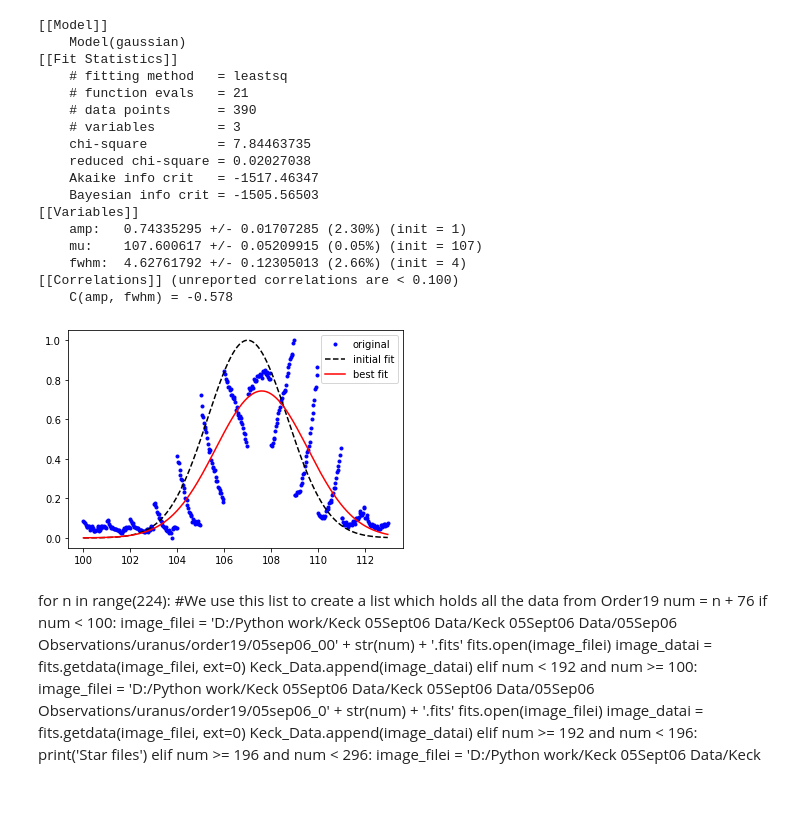
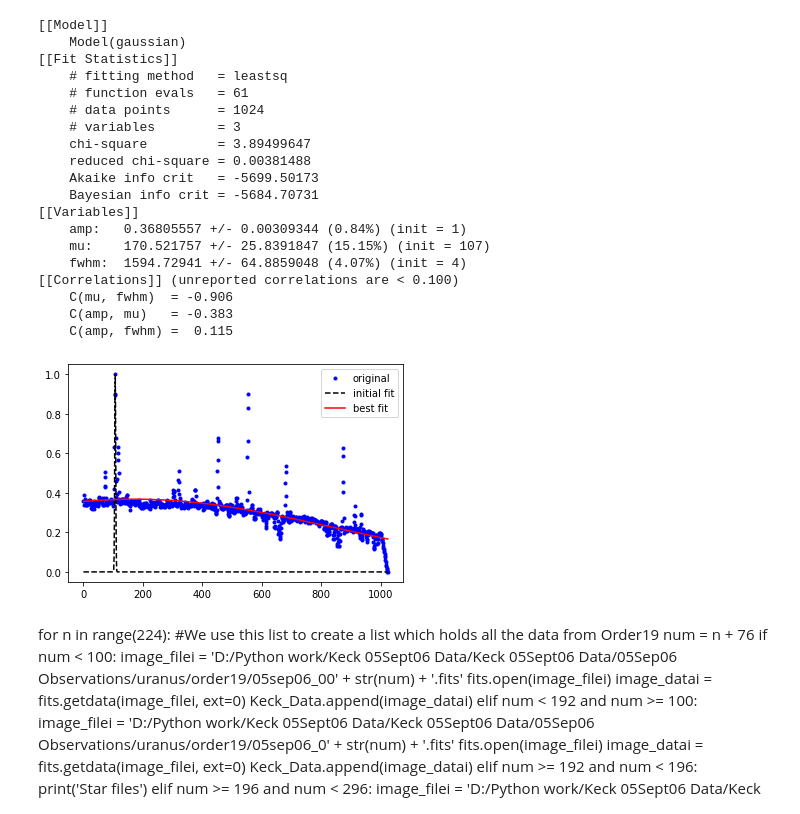
Before and after one commit to ruoyanwangdr/Dynamics-of-Jovian-Infrared-Auroral-Ionosphere-and-Thermosphere, a Jupyter notebook: h3p.ipynb, the cells around one changed output. Saved outputs shown, nothing was run; the diff lists cells and outputs as text; code cells hidden in the pictures.

Commit message:
Revise gaussian

```diff
--- a/h3p.ipynb
+++ b/h3p.ipynb
@@ -79,53 +79,73 @@ plt.plot(multi_pixel[multi_index], flattened_slit[multi_index],'.')
 def normalization(data):
     return (data - np.min(data)) / (np.max(data) - np.min(data))
 
+normalized = normalization(selected_slit)
 #normalized = normalization(selected_slit[index])
-normalized = normalization(flattened_slit[multi_index])
+#normalized = normalization(flattened_slit[multi_index])
 
-#x = pixel[index]
-x = multi_pixel[multi_index]
+x = pixel
+#x = multi_pixel[multi_index]
 y = normalized
 
-def gaussian(x, amp, mu, fwhm):
-    sig = fwhm / (2*np.sqrt(2*np.log(2)))
-    return amp * np.exp(-np.power(x - mu, 2.) / (2 * np.power(sig, 2.)))
+#def gaussian(x, amp, mu, fwhm):
+#    sig = fwhm / (2*np.sqrt(2*np.log(2)))
+#    return amp * np.exp(-np.power(x - mu, 2.) / (2 * np.power(sig, 2.)))
+
+# First write a guassian function credit to pen and pants IDL's Gaussfit in Python
+def gaussian_fit(x, a0, a1, a2, a3, a4, a5):
+    """
+    x = data array
+    a0 = height of guassian
+    a1 = pixel position of Gaussian peak
+    a2 = width of Gaussian
+    a3 = constant term
+    a4 = linear term
+    a5 = quadratic term
+
+    note: fwhm = a2 * np.sqrt(2 * np.log(2)) * 2
+    """
+    z = (x - a1) / a2
+    y = a0 * np.exp(-z**2 / a2) + a3 + a4 * x + a5 * x**2
+    return y
 
 
 gmodel = Model(gaussian)
 #print('parameter names: {}'.format(gmodel.param_names))
 #print('independent variables: {}'.format(gmodel.independent_vars))
 
 params = gmodel.make_params(amp=1, mu=107, fwhm=4)
 result = gmodel.fit(y, params, x=x)
 
 print(result.fit_report())
 
 plt.figure()
 #plt.plot(pixel[index], normalized, 'g-', label='original curve')
 plt.plot(x, y,'b.', label='original')
 plt.plot(x, result.init_fit, 'k--', label='initial fit')
 plt.plot(x, result.best_fit, 'r-', label='best fit')
 plt.legend(loc='best')
 plt.show()
 # %% [output]
 [[Model]]
     Model(gaussian)
 [[Fit Statistics]]
     # fitting method   = leastsq
-    # function evals   = 21
-    # data points      = 390
+    # function evals   = 61
+    # data points      = 1024
     # variables        = 3
-    chi-square         = 7.84463735
-    reduced chi-square = 0.02027038
-    Akaike info crit   = -1517.46347
-    Bayesian info crit = -1505.56503
+    chi-square         = 3.89499647
+    reduced chi-square = 0.00381488
+    Akaike info crit   = -5699.50173
+    Bayesian info crit = -5684.70731
 [[Variables]]
-    amp:   0.74335295 +/- 0.01707285 (2.30%) (init = 1)
-    mu:    107.600617 +/- 0.05209915 (0.05%) (init = 107)
-    fwhm:  4.62761792 +/- 0.12305013 (2.66%) (init = 4)
+    amp:   0.36805557 +/- 0.00309344 (0.84%) (init = 1)
+    mu:    170.521757 +/- 25.8391847 (15.15%) (init = 107)
+    fwhm:  1594.72941 +/- 64.8859048 (4.07%) (init = 4)
 [[Correlations]] (unreported correlations are < 0.100)
-    C(amp, fwhm) = -0.578
+    C(mu, fwhm)  = -0.906
+    C(amp, mu)   = -0.383
+    C(amp, fwhm) =  0.115
-[figure, old version]
+[figure, new version]
 # %% [markdown]
 for n in range(224): #We use this list to create a list which holds all the data from Order19
     num = n + 76
```
Also changed, not shown: parts of 1 cell of this notebook.
